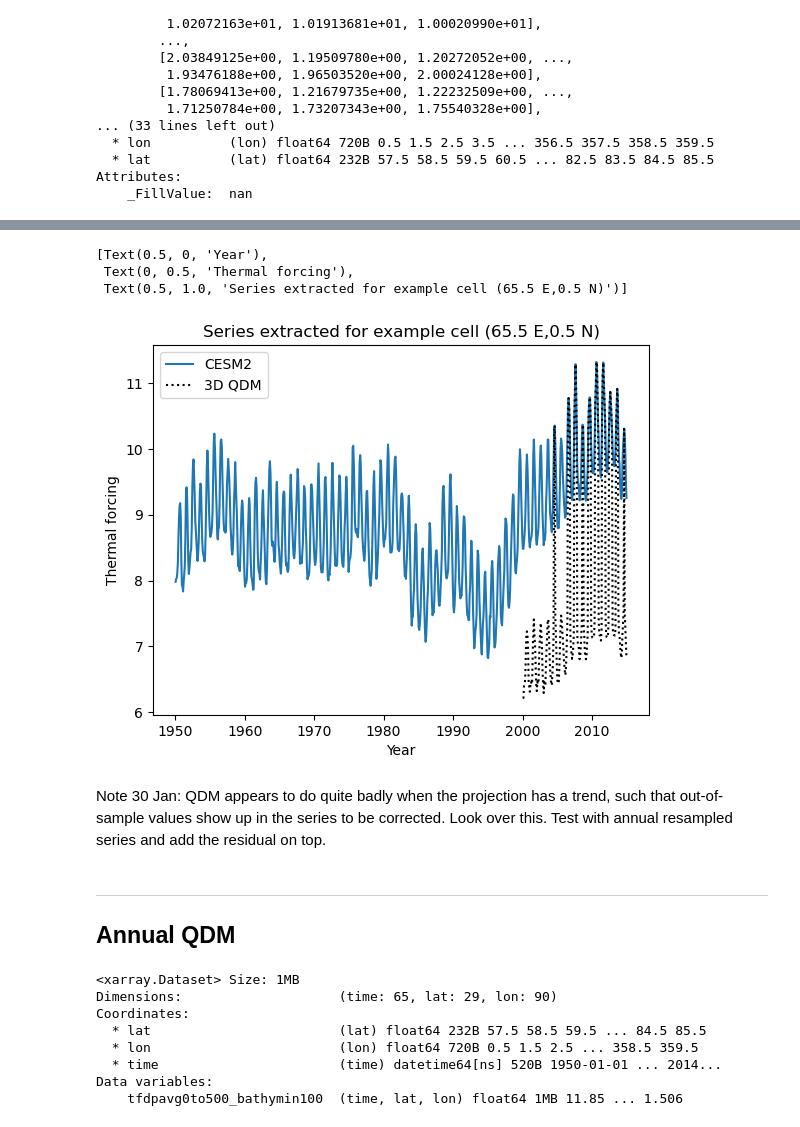
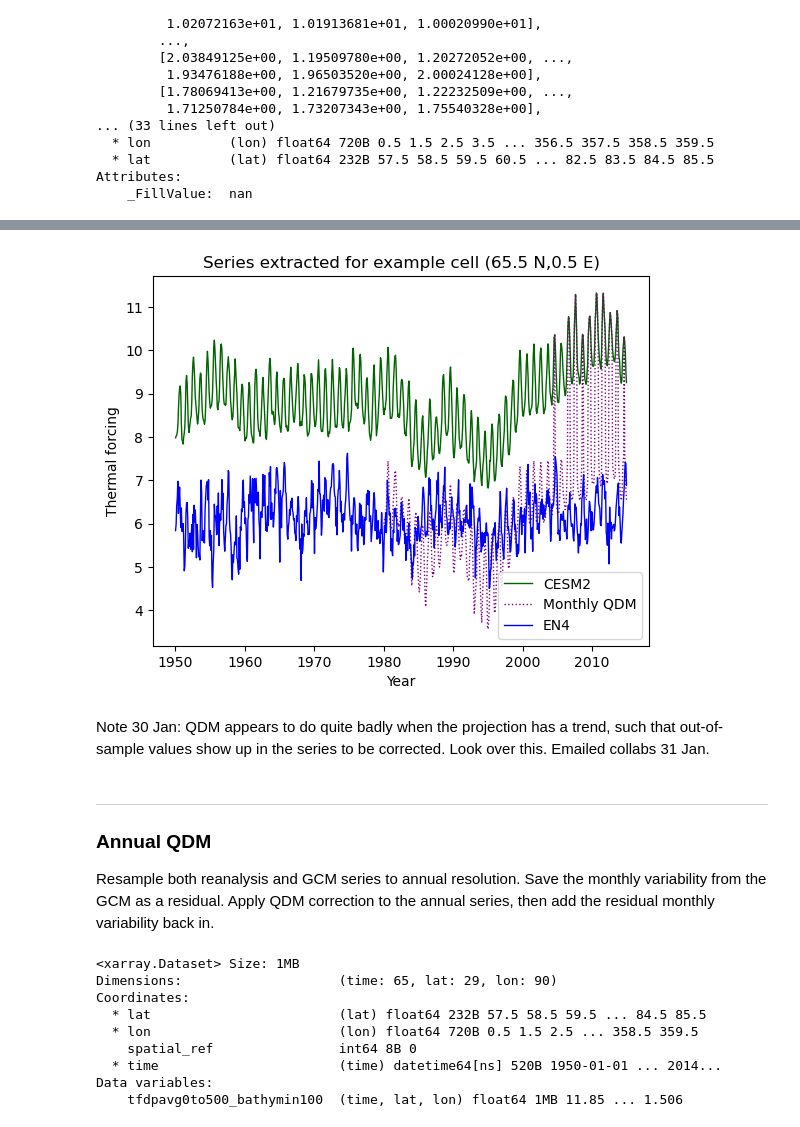
Before and after one commit to ehultee/gris-iceocean-process, a Jupyter notebook: Step3-QDM_reimplementation.ipynb, the cells around one changed output, grey strips where cells are left out. Cells and saved outputs as stored; diff of their text form; code cells hidden in the pictures.

Commit message:
Clean Step3 implementation with mfdataset
Streamline Step3 notebook to show only what is needed to (1) do QDM correction on full grid, in two different ways, and (2) visualize the result

```diff
--- a/Step3-QDM_reimplementation.ipynb
+++ b/Step3-QDM_reimplementation.ipynb
@@ -446,6 +445,9 @@ time_arr
 array(['1900-01-15', '1900-02-14', '1900-03-15', ..., '2021-11-14',
        '2021-12-15', '2022-01-14'], shape=(1465,), dtype='<U10')
 # %%
-ds3 = xr.open_dataset(DirEN4+'/tfdpavg-1950_1999-CESM2-2025-01-23.nc') ## load in CESM TF
+## load in CESM TF for all time slices available, using multifile dataset
+with xr.open_mfdataset(f'{DirEN4}/tfdpavg*.nc') as ds:
+    ds3 = ds.load()
+
 ds3
 # %% [output]
@@ -626,11 +596,10 @@ Data variables:
 # %%
 qdm_result_3d_longperiod = apply_cmfunc(
         method = "quantile_delta_mapping",
-        obs = tobs_repr_match.sel(time=slice('1950','1999')),
-        simh = ds_tf.sel(time=slice('1950', '1999')).rename({'time':'t_simh'}),
-        simp = ds_tf.sel(time=slice('2000', '2014')),
+        obs = tobs_repr_match.sel(time=slice('1950','1980')),
+        simh = test_ds_full.sel(time=slice('1950', '1980')).rename({'time':'t_simh'}),
+        simp = test_ds_full.sel(time=slice('1980', '2014')),
         n_quantiles = 100,
         input_core_dims={"obs": "time", "simh": "t_simh", "simp": "time"},
-        # group={"obs": "time.month", "simh": "t_simh.month", "simp": "time"},
         kind = "+", # to calculate the relative rather than the absolute change, "*" can be used instead of "+" (this is prefered when adjusting precipitation)
     )
@@ -655,28 +606,37 @@ ds_tf.tfdpavg0to500_bathymin100.sel(lat=lat_sel, lon=lon_sel, method='nearest').
 # %%
-test_series = ds_tf.tfdpavg0to500_bathymin100.sel(lat=lat_sel, lon=lon_sel, method='nearest')
+## select a single site to plot
+lat_sel = 65.5 ## deg N
+lon_sel = 0.5 ## deg E
+
+test_series = test_ds_full.tfdpavg0to500_bathymin100.sel(lat=lat_sel, lon=lon_sel, method='nearest')
 qdm_series = qdm_result_3d_longperiod.tfdpavg0to500_bathymin100.sel(lat=lat_sel, lon=lon_sel, method='nearest')
+en4_series = tobs_repr_match.sel(lat=lat_sel, lon=lon_sel, method='nearest')
 
 fig, ax = plt.subplots()
-ax.plot(test_series.time, test_series.values, label='CESM2')
-# ax.plot(qdm_result.time, qdm_result.tfdpavg0to500_bathymin100.values, label='QDM-corrected')
+ax.plot(test_series.time, test_series.values,
+        color='darkgreen', lw=1.0, label='CESM2')
+
 ax.plot(qdm_series.time, qdm_series.values,
-        color='k', ls=':', label='3D QDM')
-# ax.plot(tobs_times,
-#     test_obs_trimmed, label='EN4')
+        color='purple', lw=1.0, ls=':', label='Monthly QDM')
+
+
+ax.plot(en4_series.time, en4_series.values,
+        color='blue', lw=1.0, label='EN4')
+
 ax.legend(loc='best')
-ax.set(xlabel='Year', ylabel='Thermal forcing', title='Series extracted for example cell ({} E,{} N)'.format(lat_sel, lon_sel))
+ax.set(xlabel='Year',
+       ylabel='Thermal forcing',
+       title='Series extracted for example cell ({} N,{} E)'.format(lat_sel, lon_sel));
 # %% [output]
-[Text(0.5, 0, 'Year'),
- Text(0, 0.5, 'Thermal forcing'),
- Text(0.5, 1.0, 'Series extracted for example cell (65.5 E,0.5 N)')]
-[figure, old version]
+[figure, new version]
 # %% [markdown]
-Note 30 Jan: QDM appears to do quite badly when the projection has a trend, such that out-of-sample values show up in the series to be corrected.  Look over this.  Test with annual resampled series and add the residual on top.
+Note 30 Jan: QDM appears to do quite badly when the projection has a trend, such that out-of-sample values show up in the series to be corrected.  Look over this.  Emailed collabs 31 Jan.
 # %% [markdown]
 ---
-## Annual QDM
+### Annual QDM
+Resample both reanalysis and GCM series to annual resolution.  Save the monthly variability from the GCM as a residual.  Apply QDM correction to the annual series, then add the residual monthly variability back in.
 # %%
-annual_ds = ds_tf.resample(time='YS').mean()
+annual_ds = test_ds_full.resample(time='YS').mean()
 annual_ds
 # %% [output]
 <xarray.Dataset> Size: 1MB
@@ -684,6 +644,7 @@ Dimensions:                    (time: 65, lat: 29, lon: 90)
 Coordinates:
   * lat                        (lat) float64 232B 57.5 58.5 59.5 ... 84.5 85.5
   * lon                        (lon) float64 720B 0.5 1.5 2.5 ... 358.5 359.5
+    spatial_ref                int64 8B 0
   * time                       (time) datetime64[ns] 520B 1950-01-01 ... 2014...
 Data variables:
     tfdpavg0to500_bathymin100  (time, lat, lon) float64 1MB 11.85 ... 1.506
```
Also changed, not shown: parts of 20 cells of this notebook.
